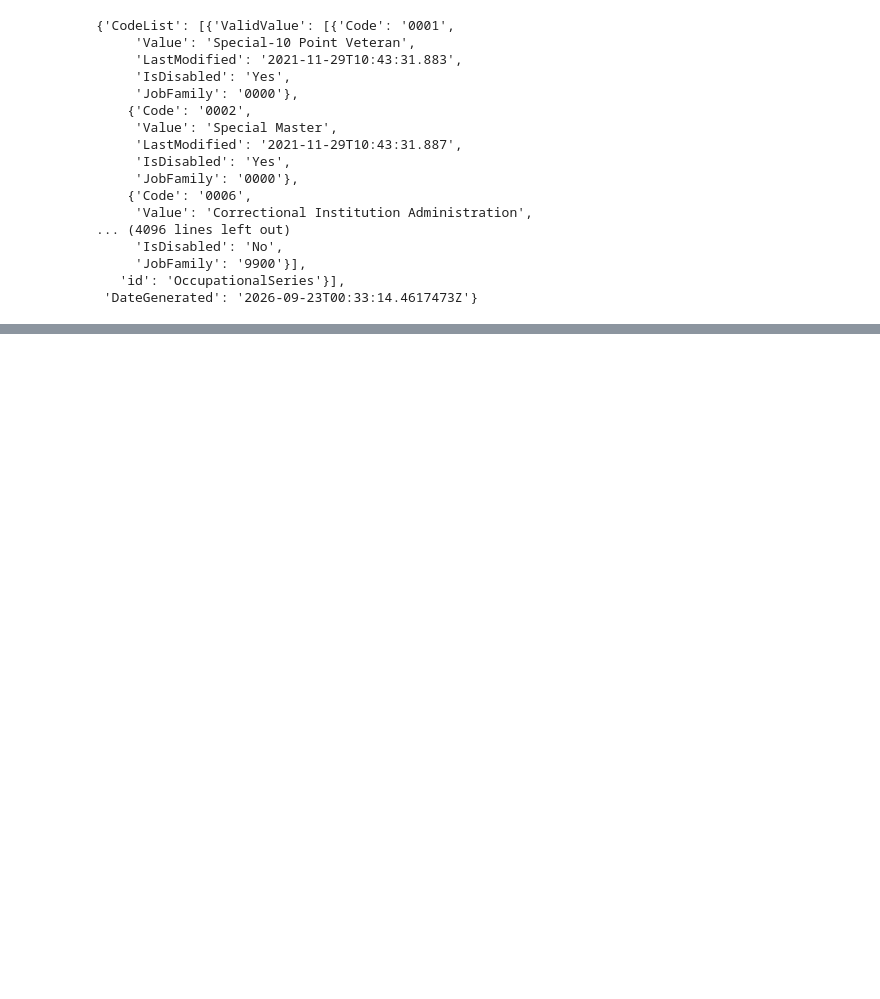
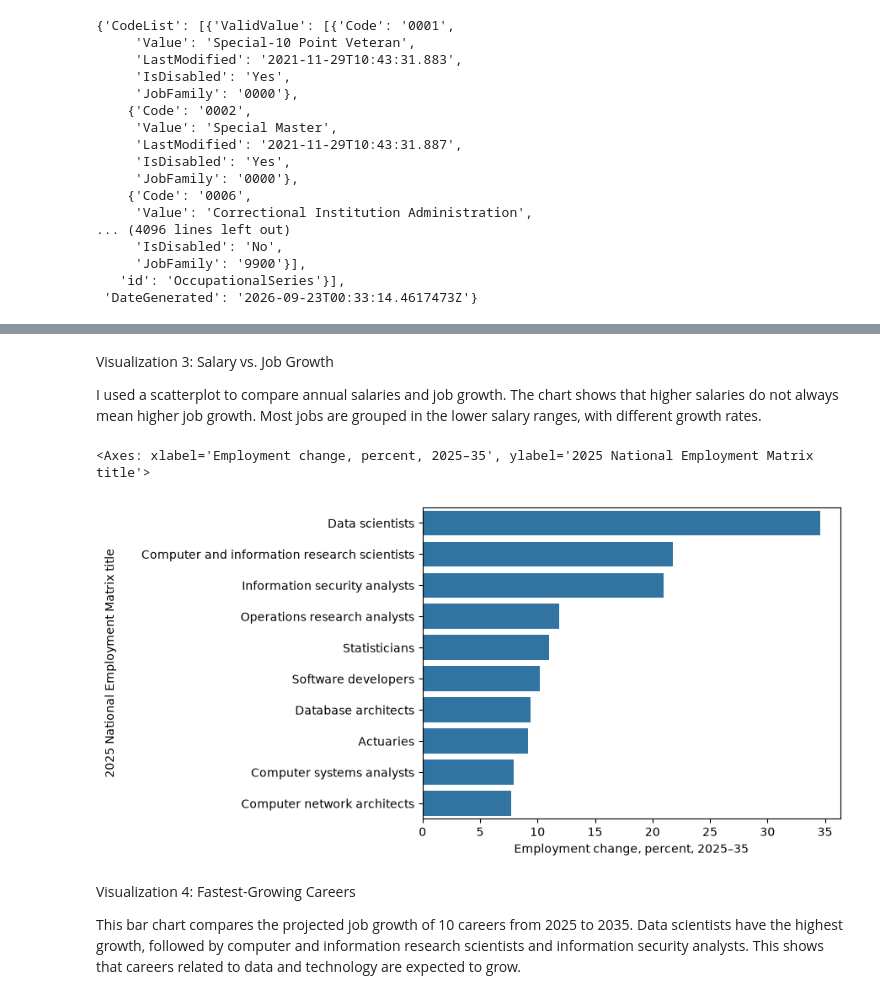
Before and after one commit to IT4063C-Fall2026/data-tech-analytics-final-project-tymis123, a Jupyter notebook: source.ipynb, the cells around one changed output, grey strips where cells are left out. Saved outputs shown, nothing was run; the diff lists cells and outputs as text; code cells hidden in the pictures; blank space fills up the shorter version.

```diff
--- a/source.ipynb
+++ b/source.ipynb
@@ -86,0 +330,35 @@ usajobs_data
+# %% [markdown]
+Visualization 3: Salary vs. Job Growth
+
+I used a scatterplot to compare annual salaries and job growth.
+The chart shows that higher salaries do not always mean higher job growth.
+Most jobs are grouped in the lower salary ranges, with different growth rates.
+# %%
+import seaborn as sns
+
+# Select computer and IT occupations
+it_jobs = employment_df[
+    employment_df["2025 National Employment Matrix code"].str.startswith("15-", na=False)
+].copy()
+
+# Keep individual occupations
+it_jobs = it_jobs[it_jobs["Occupation type"] == "Line item"]
+
+# Show the 10 fastest-growing IT occupations
+top_it_jobs = it_jobs.sort_values(
+    "Employment change, percent, 2025–35",
+    ascending=False
+).head(10)
+
+sns.barplot(
+    data=top_it_jobs,
+    x="Employment change, percent, 2025–35",
+    y="2025 National Employment Matrix title"
+)
+# %% [output]
+<Axes: xlabel='Employment change, percent, 2025–35', ylabel='2025 National Employment Matrix title'>
+[figure, added]
+# %% [markdown]
+Visualization 4: Fastest-Growing Careers
+
+This bar chart compares the projected job growth of 10 careers from 2025 to 2035. Data scientists have the highest growth, followed by computer and information research scientists and information security analysts. This shows that careers related to data and technology are expected to grow.
```
Also changed, not shown: parts of 31 cells of this notebook, 1 other file.
